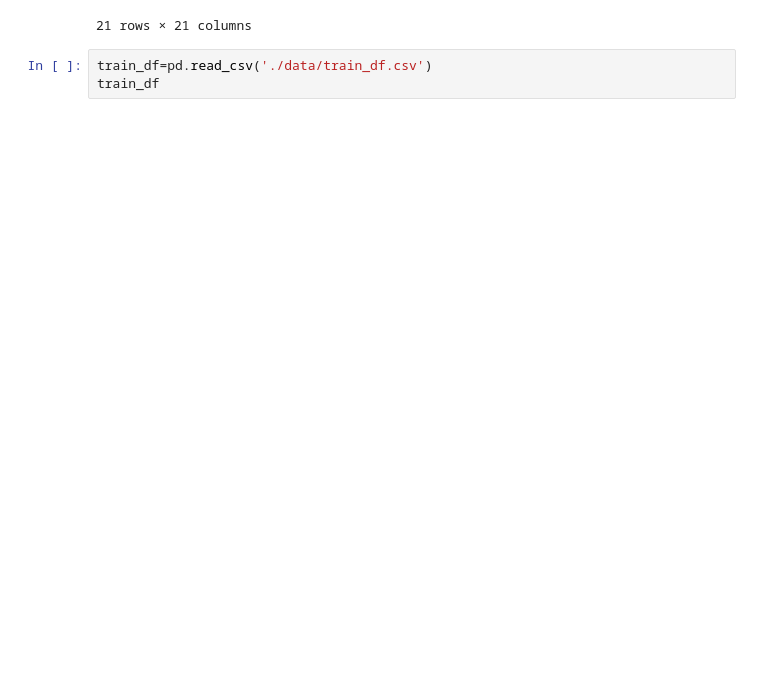
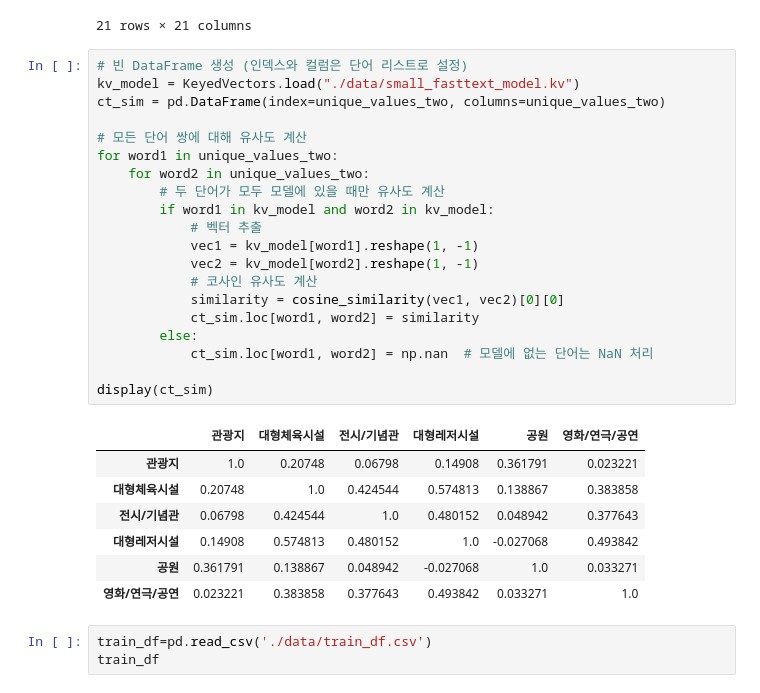
Before and after one commit to hanhee-cho/DA36_mini2_Jeju_for_All, a Jupyter notebook: content_based.ipynb, the cells around one changed output. Cells and saved outputs as stored; diff of their text form; blank space fills up the shorter version.

```diff
--- a/content_based.ipynb
+++ b/content_based.ipynb
@@ -84,6 +84,34 @@ display(ct_sim)
 | 월드컵경기장 | 0.199775 | 0.347693 | 0.186838 | 0.069253 | 0.200851 | 0.411268 | 0.196584 | 0.290485 | 0.270688 | 0.278745 | ... |
 | 컨벤션센터 | 0.189891 | 0.258459 | 0.124057 | 0.102844 | 0.131996 | 0.350453 | 0.353538 | 0.188727 | 0.338779 | 0.250886 | ... |
 21 rows × 21 columns
+# %%
+# 빈 DataFrame 생성 (인덱스와 컬럼은 단어 리스트로 설정)
+kv_model = KeyedVectors.load("./data/small_fasttext_model.kv")
+ct_sim = pd.DataFrame(index=unique_values_two, columns=unique_values_two)
+
+# 모든 단어 쌍에 대해 유사도 계산
+for word1 in unique_values_two:
+    for word2 in unique_values_two:
+        # 두 단어가 모두 모델에 있을 때만 유사도 계산
+        if word1 in kv_model and word2 in kv_model:
+            # 벡터 추출
+            vec1 = kv_model[word1].reshape(1, -1)
+            vec2 = kv_model[word2].reshape(1, -1)
+            # 코사인 유사도 계산
+            similarity = cosine_similarity(vec1, vec2)[0][0]
+            ct_sim.loc[word1, word2] = similarity
+        else:
+            ct_sim.loc[word1, word2] = np.nan  # 모델에 없는 단어는 NaN 처리
+
+display(ct_sim)
+# %% [output]
+|  | 관광지 | 대형체육시설 | 전시/기념관 | 대형레저시설 | 공원 | 영화/연극/공연 |
+| 관광지 | 1.0 | 0.20748 | 0.06798 | 0.14908 | 0.361791 | 0.023221 |
+| 대형체육시설 | 0.20748 | 1.0 | 0.424544 | 0.574813 | 0.138867 | 0.383858 |
+| 전시/기념관 | 0.06798 | 0.424544 | 1.0 | 0.480152 | 0.048942 | 0.377643 |
+| 대형레저시설 | 0.14908 | 0.574813 | 0.480152 | 1.0 | -0.027068 | 0.493842 |
+| 공원 | 0.361791 | 0.138867 | 0.048942 | -0.027068 | 1.0 | 0.033271 |
+| 영화/연극/공연 | 0.023221 | 0.383858 | 0.377643 | 0.493842 | 0.033271 | 1.0 |
 # %%
 train_df=pd.read_csv('./data/train_df.csv')
 train_df
```
Also changed, not shown: parts of 3 cells of this notebook.
